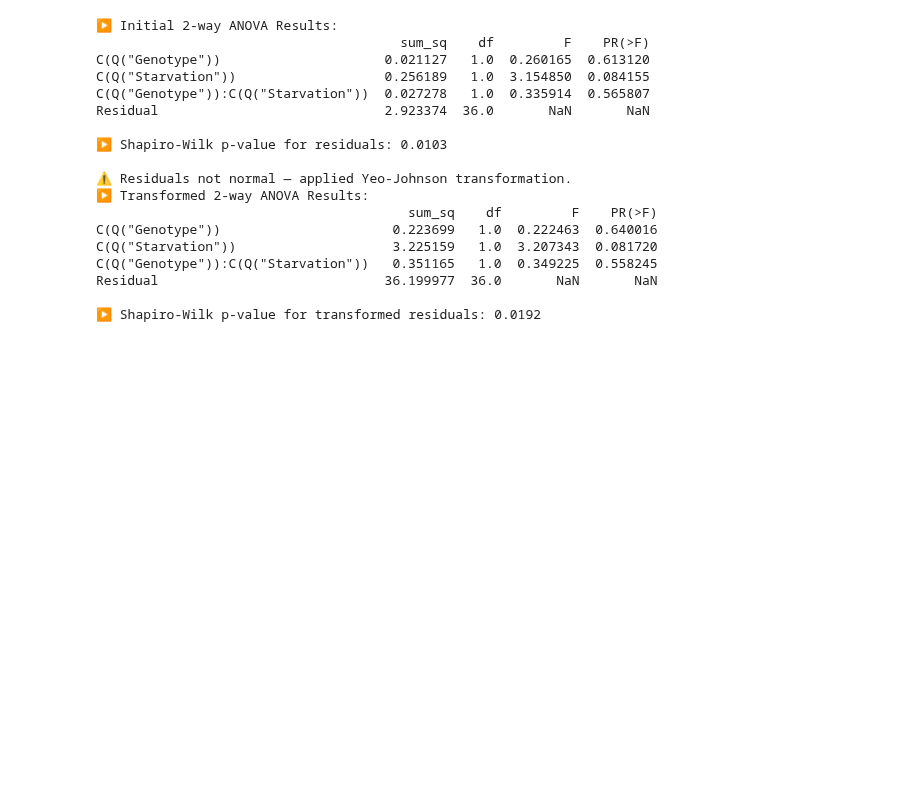
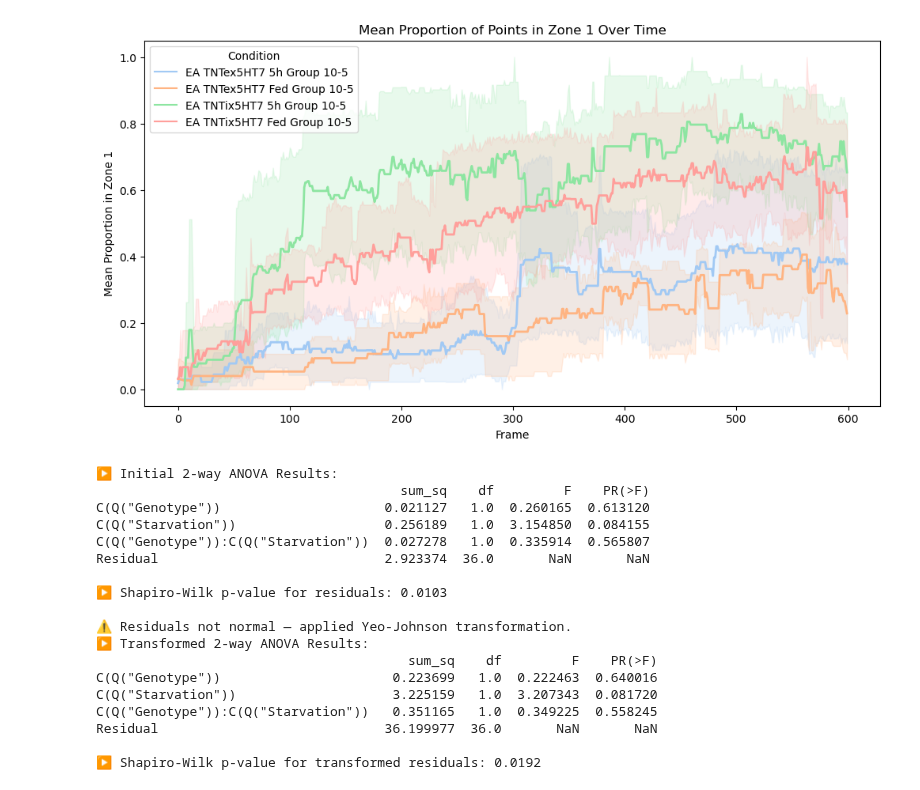
Before and after one commit to HariPNarayanan/larva-locater, a Jupyter notebook: Structured/analysis_bulk.ipynb, the cells around one changed output. Cells and saved outputs as stored; diff of their text form; code cells hidden in the pictures; blank space fills up the shorter version.

```diff
--- a/Structured/analysis_bulk.ipynb
+++ b/Structured/analysis_bulk.ipynb
@@ -311,3 +331,7 @@ TNTex5HT7_Fed vs. TNTix5HT7_5h: Custom statistical test, P_val:1.670e-01
+# %%
+plotting.plot_zone_1_over_time(df_plotter)
+# %% [output]
+[figure, added]
 # %%
 # stat_analysis.analyze_two_way_anova(df_TNTx5HT7_EA_103[df_TNTx5HT7_EA_103['Frame'] > 400])
 # %% [output]
```
Also changed, not shown: parts of 5 cells of this notebook, 1 other file.
